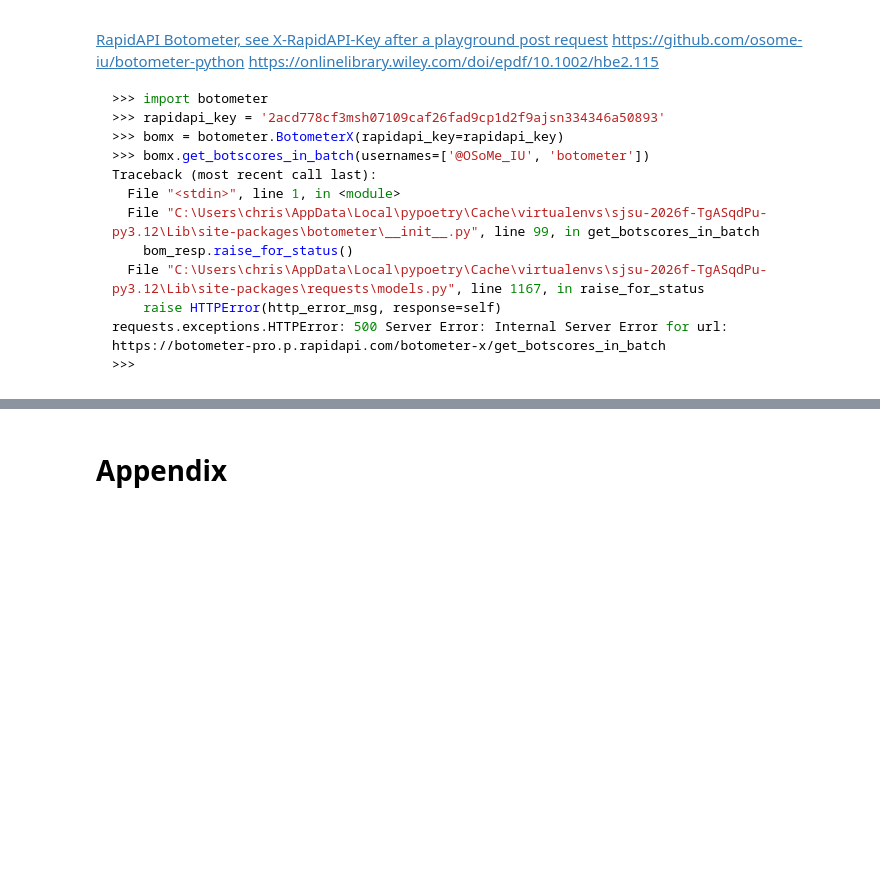
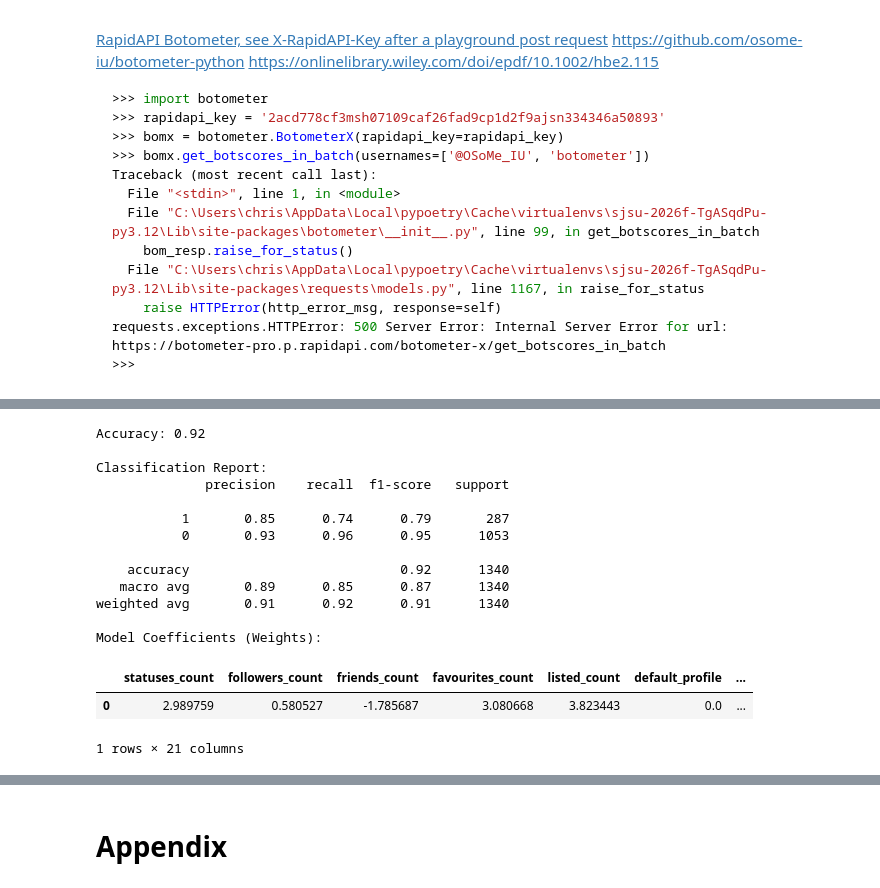
Before and after one commit to chrisbcarl/sjsu.CMPE-257.ml-social-bot-detection, a Jupyter notebook: src/project.ipynb, the cells around one changed output, grey strips where cells are left out. Saved outputs shown, nothing was run; the diff lists cells and outputs as text; code cells hidden in the pictures; blank space fills up the shorter version.

```diff
--- a/src/project.ipynb
+++ b/src/project.ipynb
@@ -725,0 +759,31 @@ ValueError: Input X contains infinity or a value too large for dtype('float32').
+# %%
+from sklearn.linear_model import LogisticRegression
+
+lr = LogisticRegression(max_iter=200, random_state=RANDOM_STATE)
+lr.fit(X_train_scaled, y_train)
+y_hat = lr.predict(X_test_scaled)
+
+print(f"Accuracy: {accuracy_score(y_test, y_hat):.2f}\n")
+print("Classification Report:")
+print(classification_report(y_test, y_hat, target_names=target_names))
+
+print("Model Coefficients (Weights):")
+coefficients = pd.DataFrame(lr.coef_, columns=list(FEATURES), index=[target_names[1]])  # for binary classification
+display(coefficients)
+# %% [output]
+Accuracy: 0.92
+
+Classification Report:
+              precision    recall  f1-score   support
+
+           1       0.85      0.74      0.79       287
+           0       0.93      0.96      0.95      1053
+
+    accuracy                           0.92      1340
+   macro avg       0.89      0.85      0.87      1340
+weighted avg       0.91      0.92      0.91      1340
+
+Model Coefficients (Weights):
+|  | statuses_count | followers_count | friends_count | favourites_count | listed_count | default_profile | ... |
+| 0 | 2.989759 | 0.580527 | -1.785687 | 3.080668 | 3.823443 | 0.0 | ... |
+1 rows × 21 columns
```
Also changed, not shown: parts of 17 cells of this notebook, 1 other file.
